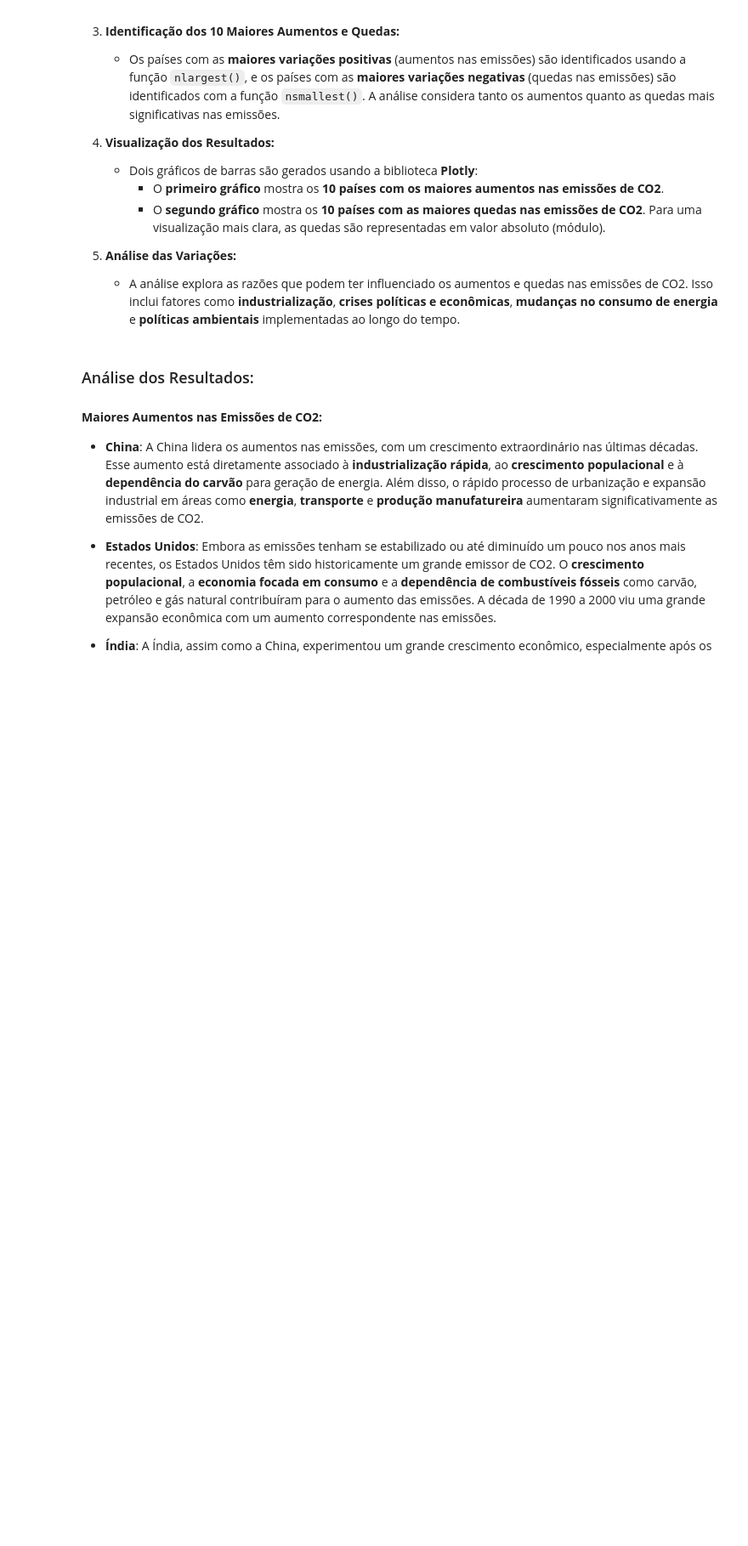
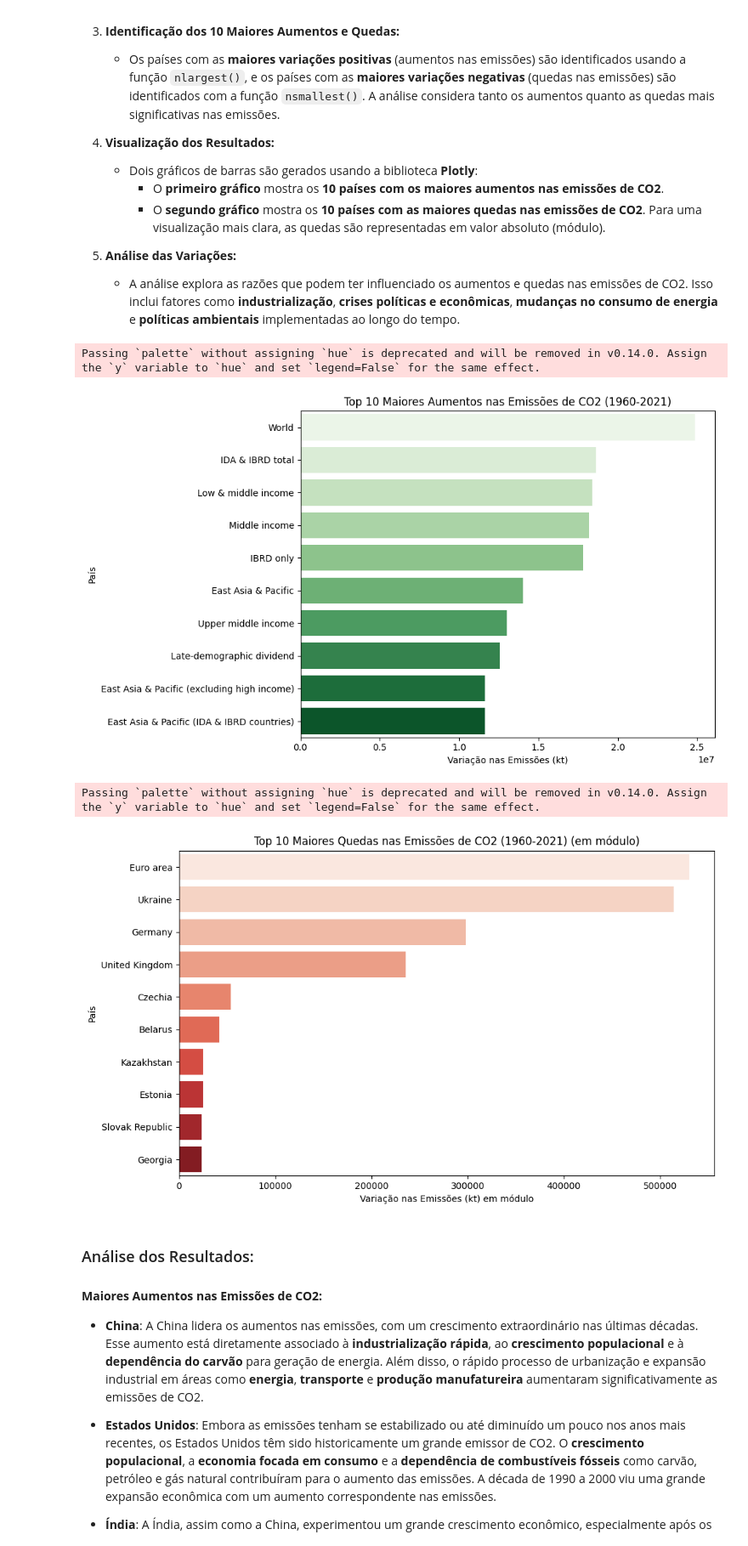
Before and after one commit to Rodrigo-Brasileiro/gsdatascience, a Jupyter notebook: carbon-footprint.ipynb, the cells around one changed output. Shown at 85% size. Drawn from its saved outputs; the diff is of its cells as text; code cells hidden in the pictures; blank space fills up the shorter version.

```diff
--- a/carbon-footprint.ipynb
+++ b/carbon-footprint.ipynb
@@ -1587,3 +1556,35 @@ fig_decreases.show()
+# %%
+plt.figure(figsize=(10, 6))
+sns.barplot(
+    data=top_increases.sort_values('variation', ascending=False),
+    x='variation',
+    y='country_name',
+    palette='Greens'
+)
+plt.title('Top 10 Maiores Aumentos nas Emissões de CO2 (1960-2021)')
+plt.xlabel('Variação nas Emissões (kt)')
+plt.ylabel('País')
+plt.tight_layout()
+plt.show()
+
+# Gráfico das 10 maiores quedas (em módulo para melhor visualização)
+plt.figure(figsize=(10, 6))
+sns.barplot(
+    data=top_decreases.sort_values('variation_abs', ascending=False),
+    x='variation_abs',
+    y='country_name',
+    palette='Reds'
+)
+plt.title('Top 10 Maiores Quedas nas Emissões de CO2 (1960-2021) (em módulo)')
+plt.xlabel('Variação nas Emissões (kt) em módulo')
+plt.ylabel('País')
+plt.tight_layout()
+plt.show()
+# %% [output]
+Passing `palette` without assigning `hue` is deprecated and will be removed in v0.14.0. Assign the `y` variable to `hue` and set `legend=False` for the same effect.
+[figure, added]
+Passing `palette` without assigning `hue` is deprecated and will be removed in v0.14.0. Assign the `y` variable to `hue` and set `legend=False` for the same effect.
+[figure, added]
 # %% [markdown]
 ### Análise dos Resultados:
 
```
Also changed, not shown: parts of 1 cell of this notebook.
